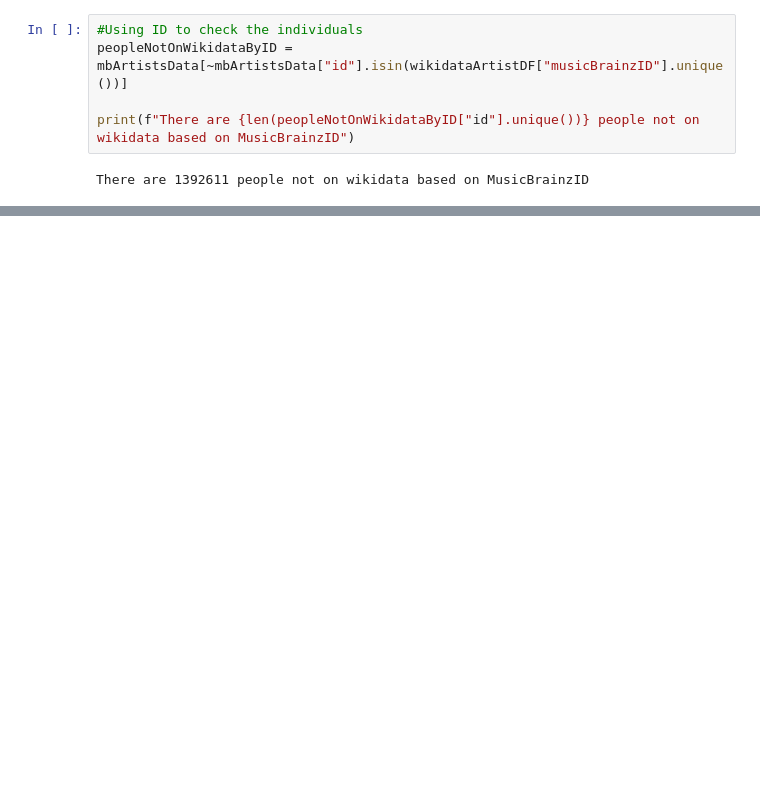
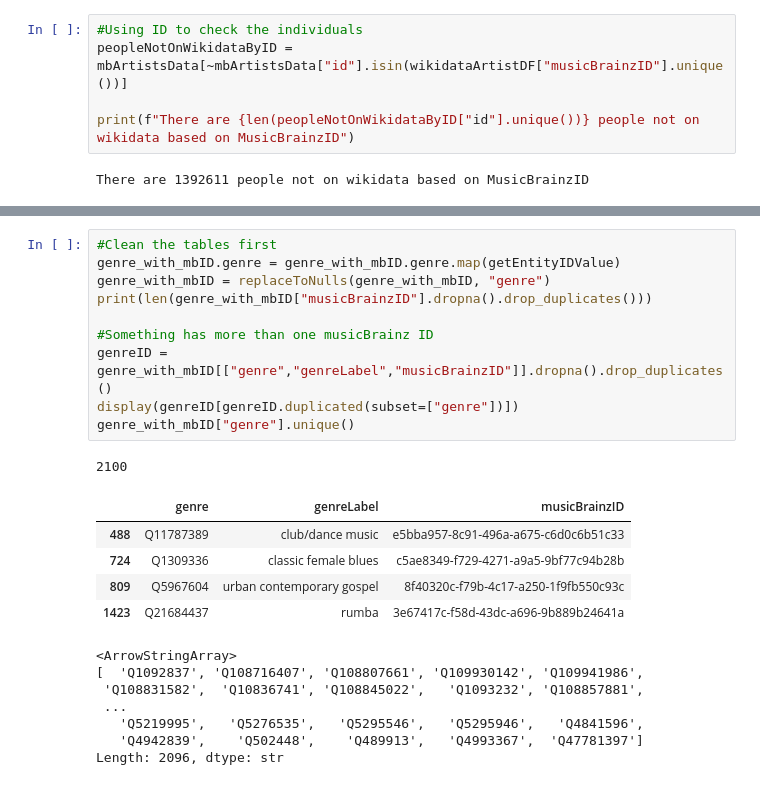
Before and after one commit to malik-files/MScDiss_IGASTNBK_, a Jupyter notebook: Main Code/gaps_wikidata_mb.ipynb, the cells around one changed output, grey strips where cells are left out. Cells and saved outputs as stored; diff of their text form; blank space fills up the shorter version.

```diff
--- a/Main Code/gaps_wikidata_mb.ipynb
+++ b/Main Code/gaps_wikidata_mb.ipynb
@@ -58,0 +125,24 @@ There are 1332520 people not on wikidata based on name
+# %%
+#Clean the tables first
+genre_with_mbID.genre = genre_with_mbID.genre.map(getEntityIDValue)
+genre_with_mbID = replaceToNulls(genre_with_mbID, "genre")
+print(len(genre_with_mbID["musicBrainzID"].dropna().drop_duplicates()))
+
+#Something has more than one musicBrainz ID
+genreID = genre_with_mbID[["genre","genreLabel","musicBrainzID"]].dropna().drop_duplicates()
+display(genreID[genreID.duplicated(subset=["genre"])])
+genre_with_mbID["genre"].unique()
+# %% [output]
+2100
+|  | genre | genreLabel | musicBrainzID |
+| 488 | Q11787389 | club/dance music | e5bba957-8c91-496a-a675-c6d0c6b51c33 |
+| 724 | Q1309336 | classic female blues | c5ae8349-f729-4271-a9a5-9bf77c94b28b |
+| 809 | Q5967604 | urban contemporary gospel | 8f40320c-f79b-4c17-a250-1f9fb550c93c |
+| 1423 | Q21684437 | rumba | 3e67417c-f58d-43dc-a696-9b889b24641a |
+<ArrowStringArray>
+[  'Q1092837', 'Q108716407', 'Q108807661', 'Q109930142', 'Q109941986',
+ 'Q108831582',  'Q10836741', 'Q108845022',   'Q1093232', 'Q108857881',
+ ...
+   'Q5219995',   'Q5276535',   'Q5295546',   'Q5295946',   'Q4841596',
+   'Q4942839',    'Q502448',    'Q489913',   'Q4993367',  'Q47781397']
+Length: 2096, dtype: str
```
Also changed, not shown: parts of 14 cells of this notebook, 4 other files.
